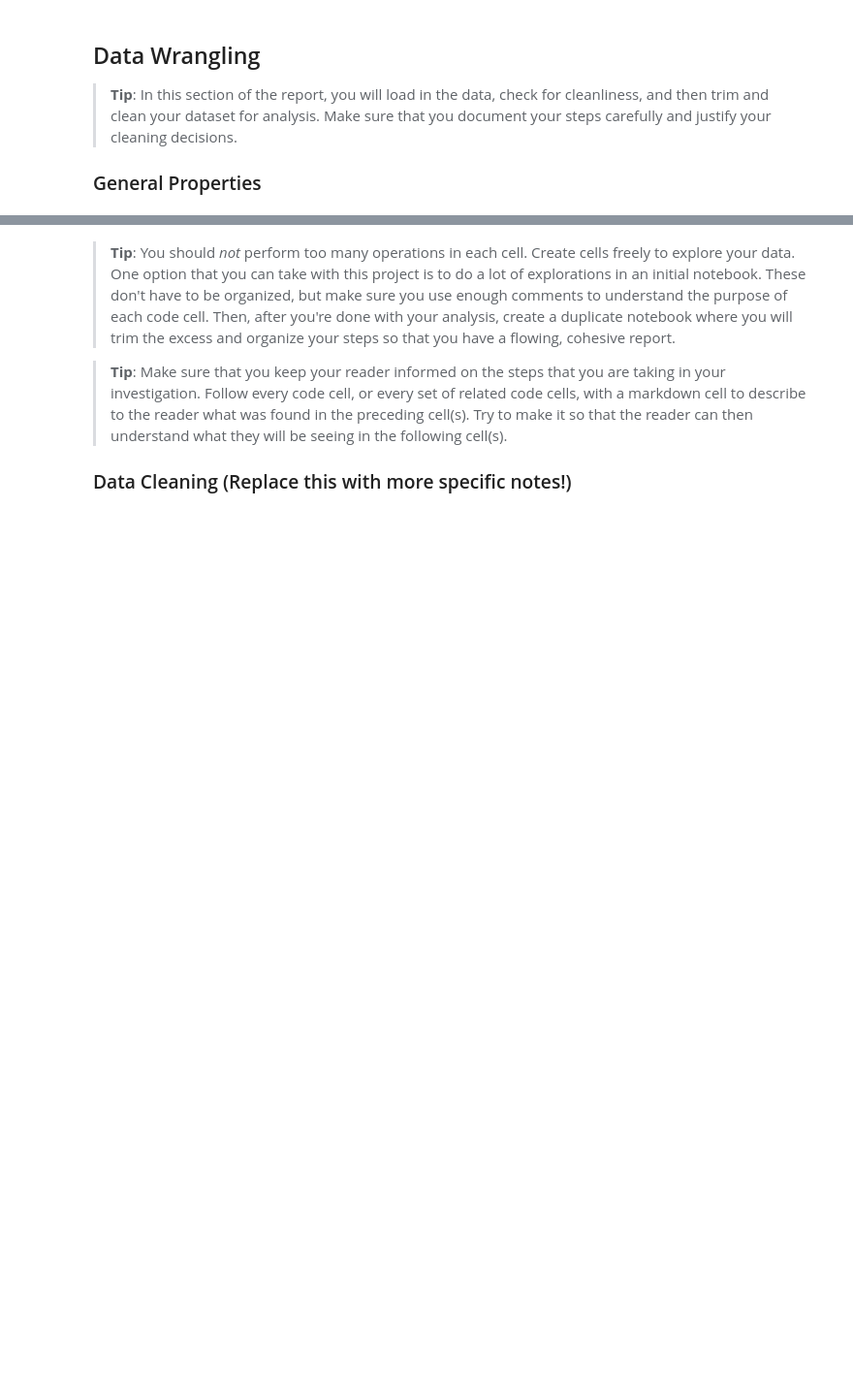
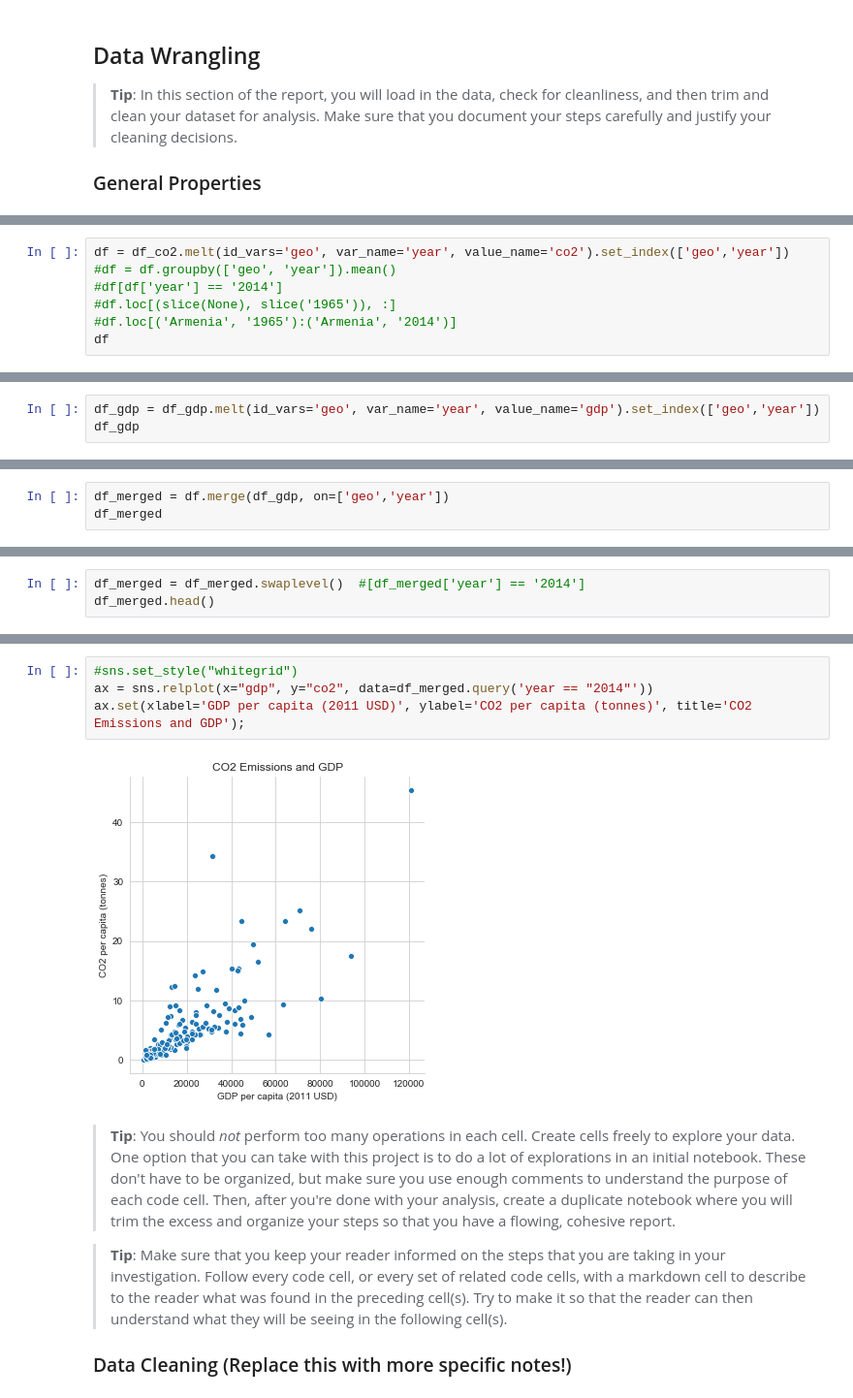
Before and after one commit to dvillaveces/udacity-project-3, a Jupyter notebook: investigate-a-dataset.ipynb, the cells around one changed output, grey strips where cells are left out. Shown: that part at 97% size. Drawn from its saved outputs; the diff is of its cells as text; blank space fills up the shorter version.

```diff
--- a/investigate-a-dataset.ipynb
+++ b/investigate-a-dataset.ipynb
@@ -36,0 +60,7 @@ import seaborn as sns
+# %%
+df = df_co2.melt(id_vars='geo', var_name='year', value_name='co2').set_index(['geo','year'])
+#df = df.groupby(['geo', 'year']).mean()
+#df[df['year'] == '2014']
+#df.loc[(slice(None), slice('1965')), :]
+#df.loc[('Armenia', '1965'):('Armenia', '2014')]
+df
@@ -36,0 +87,3 @@ import seaborn as sns
+# %%
+df_gdp = df_gdp.melt(id_vars='geo', var_name='year', value_name='gdp').set_index(['geo','year'])
+df_gdp
@@ -36,0 +110,3 @@ import seaborn as sns
+# %%
+df_merged = df.merge(df_gdp, on=['geo','year'])
+df_merged
@@ -36,0 +133,3 @@ import seaborn as sns
+# %%
+df_merged = df_merged.swaplevel()  #[df_merged['year'] == '2014']
+df_merged.head()
@@ -37,3 +166,9 @@ import seaborn as sns
+# %%
+#sns.set_style("whitegrid")
+ax = sns.relplot(x="gdp", y="co2", data=df_merged.query('year == "2014"'))
+ax.set(xlabel='GDP per capita (2011 USD)', ylabel='CO2 per capita (tonnes)', title='CO2 Emissions and GDP');
+# %% [output]
+[figure, added]
 # %% [markdown]
 > **Tip**: You should _not_ perform too many operations in each cell. Create cells freely to explore your data. One option that you can take with this project is to do a lot of explorations in an initial notebook. These don't have to be organized, but make sure you use enough comments to understand the purpose of each code cell. Then, after you're done with your analysis, create a duplicate notebook where you will trim the excess and organize your steps so that you have a flowing, cohesive report.
 
```
Also changed, not shown: parts of 7 cells of this notebook, 3 other files.
